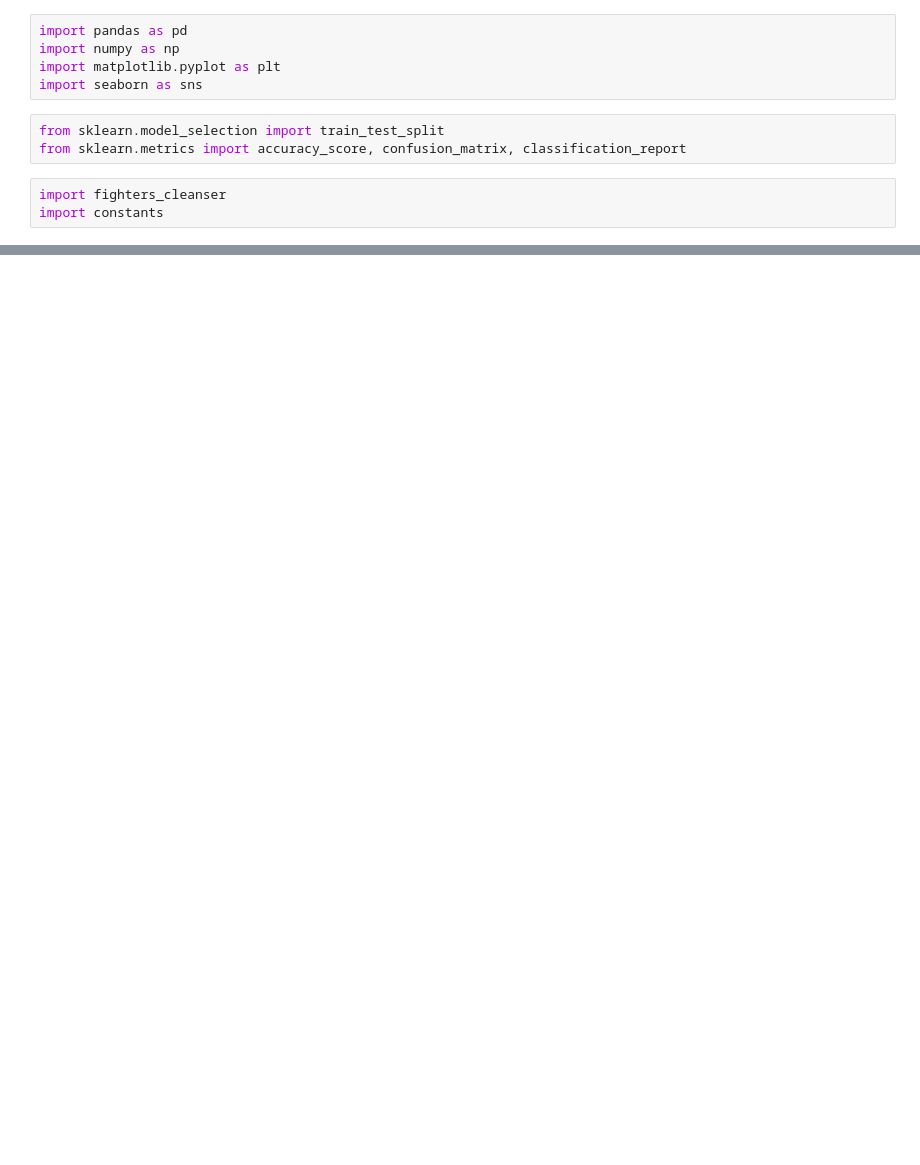
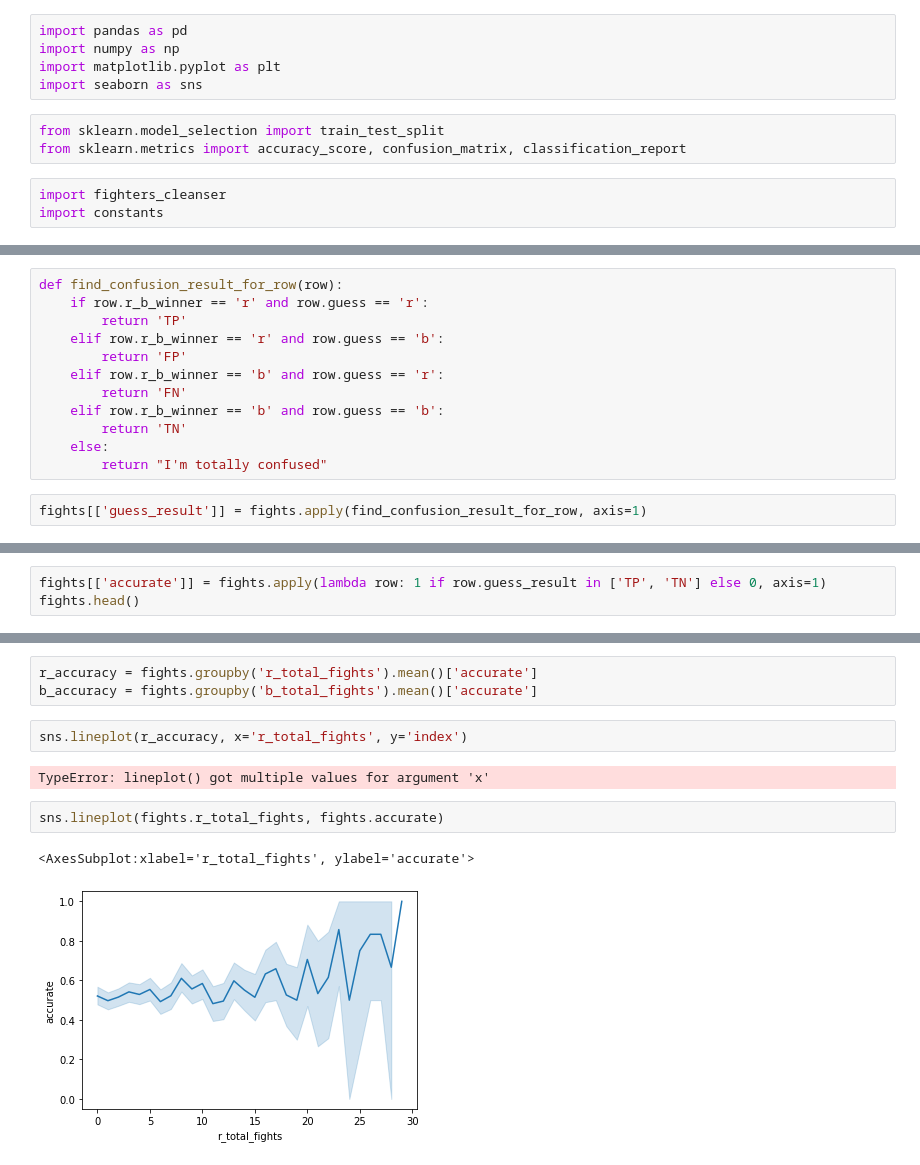
Before and after one commit to pauljabernathy/demo, a Jupyter notebook: fighter_prediction_3.ipynb, the cells around one changed output, grey strips where cells are left out. Saved outputs shown, nothing was run; the diff lists cells and outputs as text; blank space fills up the shorter version.

```diff
--- a/fighter_prediction_3.ipynb
+++ b/fighter_prediction_3.ipynb
@@ -48,0 +303,14 @@ fights.head()
+# %%
+def find_confusion_result_for_row(row):
+    if row.r_b_winner == 'r' and row.guess == 'r':
+        return 'TP'
+    elif row.r_b_winner == 'r' and row.guess == 'b':
+        return 'FP'
+    elif row.r_b_winner == 'b' and row.guess == 'r':
+        return 'FN'
+    elif row.r_b_winner == 'b' and row.guess == 'b':
+        return 'TN'
+    else:
+        return "I'm totally confused"
+# %%
+fights[['guess_result']] = fights.apply(find_confusion_result_for_row, axis=1)
@@ -48,0 +333,3 @@ fights.head()
+# %%
+fights[['accurate']] = fights.apply(lambda row: 1 if row.guess_result in ['TP', 'TN'] else 0, axis=1)
+fights.head()
@@ -48,0 +476,12 @@ fights.head()
+# %%
+r_accuracy = fights.groupby('r_total_fights').mean()['accurate']
+b_accuracy = fights.groupby('b_total_fights').mean()['accurate']
+# %%
+sns.lineplot(r_accuracy, x='r_total_fights', y='index')
+# %% [output]
+TypeError: lineplot() got multiple values for argument 'x'
+# %%
+sns.lineplot(fights.r_total_fights, fights.accurate)
+# %% [output]
+<AxesSubplot:xlabel='r_total_fights', ylabel='accurate'>
+[figure, added]
```
Also changed, not shown: parts of 87 cells of this notebook, 1 other file.
